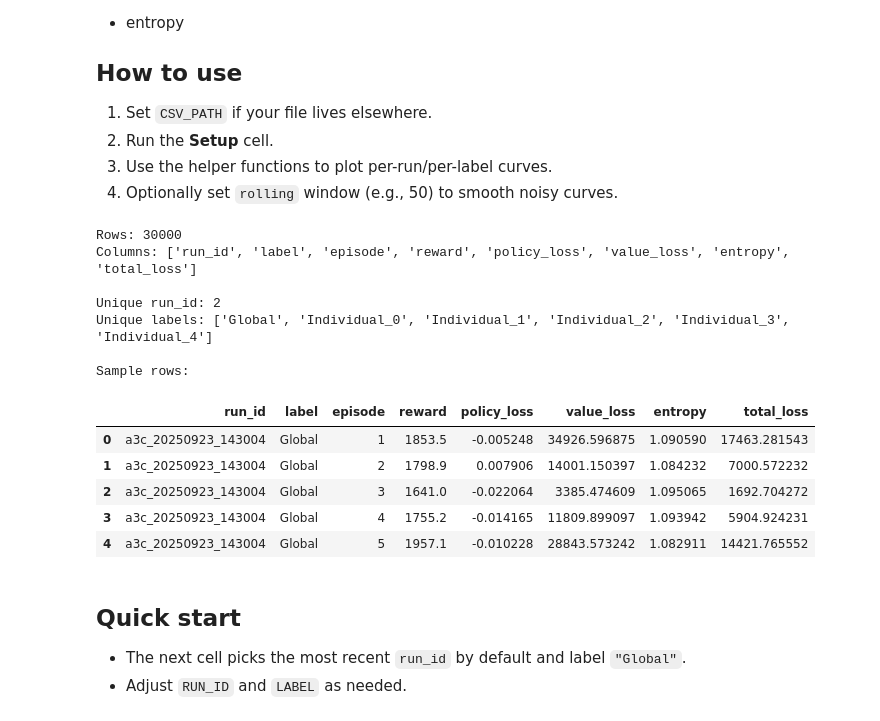
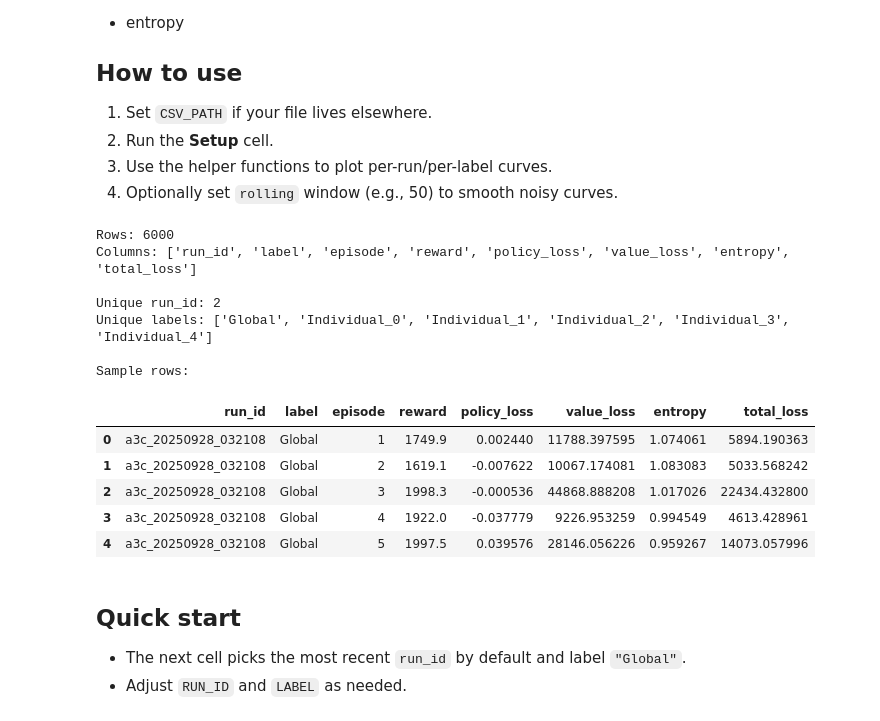
Before and after one commit to crazytb/uav_a3c, a Jupyter notebook: main_training_metrics_analysis.ipynb, the cells around one changed output. Drawn from its saved outputs; the diff is of its cells as text; code cells hidden in the pictures.

```diff
--- a/main_training_metrics_analysis.ipynb
+++ b/main_training_metrics_analysis.ipynb
@@ -14,41 +14,41 @@ This notebook loads `runs/all_training_metrics.csv` (the master log you created
 4. Optionally set `rolling` window (e.g., 50) to smooth noisy curves.
 # %%
 # === Setup ===
-stamp = "20250923_143004"
+stamp = "20250928_032108"
 CSV_PATH = f"runs/all_training_metrics_{stamp}.csv"  # change this if needed
 
 import pandas as pd
 import matplotlib.pyplot as plt
 from pathlib import Path
 from drl_framework import params
 
 # Load
 df = pd.read_csv(CSV_PATH)
 
 # Basic sanity check / peek
 print("Rows:", len(df))
 print("Columns:", list(df.columns))
 print("\nUnique run_id:", df['run_id'].nunique())
 print("Unique labels:", sorted(df['label'].unique()))
 print("\nSample rows:")
 display(df.head())
 
 # Sort for consistency
 df = df.sort_values(['run_id','label','episode']).reset_index(drop=True)
 # %% [output]
-Rows: 30000
+Rows: 6000
 Columns: ['run_id', 'label', 'episode', 'reward', 'policy_loss', 'value_loss', 'entropy', 'total_loss']
 
 Unique run_id: 2
 Unique labels: ['Global', 'Individual_0', 'Individual_1', 'Individual_2', 'Individual_3', 'Individual_4']
 
 Sample rows:
 |  | run_id | label | episode | reward | policy_loss | value_loss | entropy | total_loss |
-| 0 | a3c_20250923_143004 | Global | 1 | 1853.5 | -0.005248 | 34926.596875 | 1.090590 | 17463.281543 |
-| 1 | a3c_20250923_143004 | Global | 2 | 1798.9 | 0.007906 | 14001.150397 | 1.084232 | 7000.572232 |
-| 2 | a3c_20250923_143004 | Global | 3 | 1641.0 | -0.022064 | 3385.474609 | 1.095065 | 1692.704272 |
-| 3 | a3c_20250923_143004 | Global | 4 | 1755.2 | -0.014165 | 11809.899097 | 1.093942 | 5904.924231 |
-| 4 | a3c_20250923_143004 | Global | 5 | 1957.1 | -0.010228 | 28843.573242 | 1.082911 | 14421.765552 |
+| 0 | a3c_20250928_032108 | Global | 1 | 1749.9 | 0.002440 | 11788.397595 | 1.074061 | 5894.190363 |
+| 1 | a3c_20250928_032108 | Global | 2 | 1619.1 | -0.007622 | 10067.174081 | 1.083083 | 5033.568242 |
+| 2 | a3c_20250928_032108 | Global | 3 | 1998.3 | -0.000536 | 44868.888208 | 1.017026 | 22434.432800 |
+| 3 | a3c_20250928_032108 | Global | 4 | 1922.0 | -0.037779 | 9226.953259 | 0.994549 | 4613.428961 |
+| 4 | a3c_20250928_032108 | Global | 5 | 1997.5 | 0.039576 | 28146.056226 | 0.959267 | 14073.057996 |
 # %%
 # === Helpers ===
 def get_df(run_id=None, label=None):
```
Also changed, not shown: parts of 3 cells of this notebook, 1 other file.
